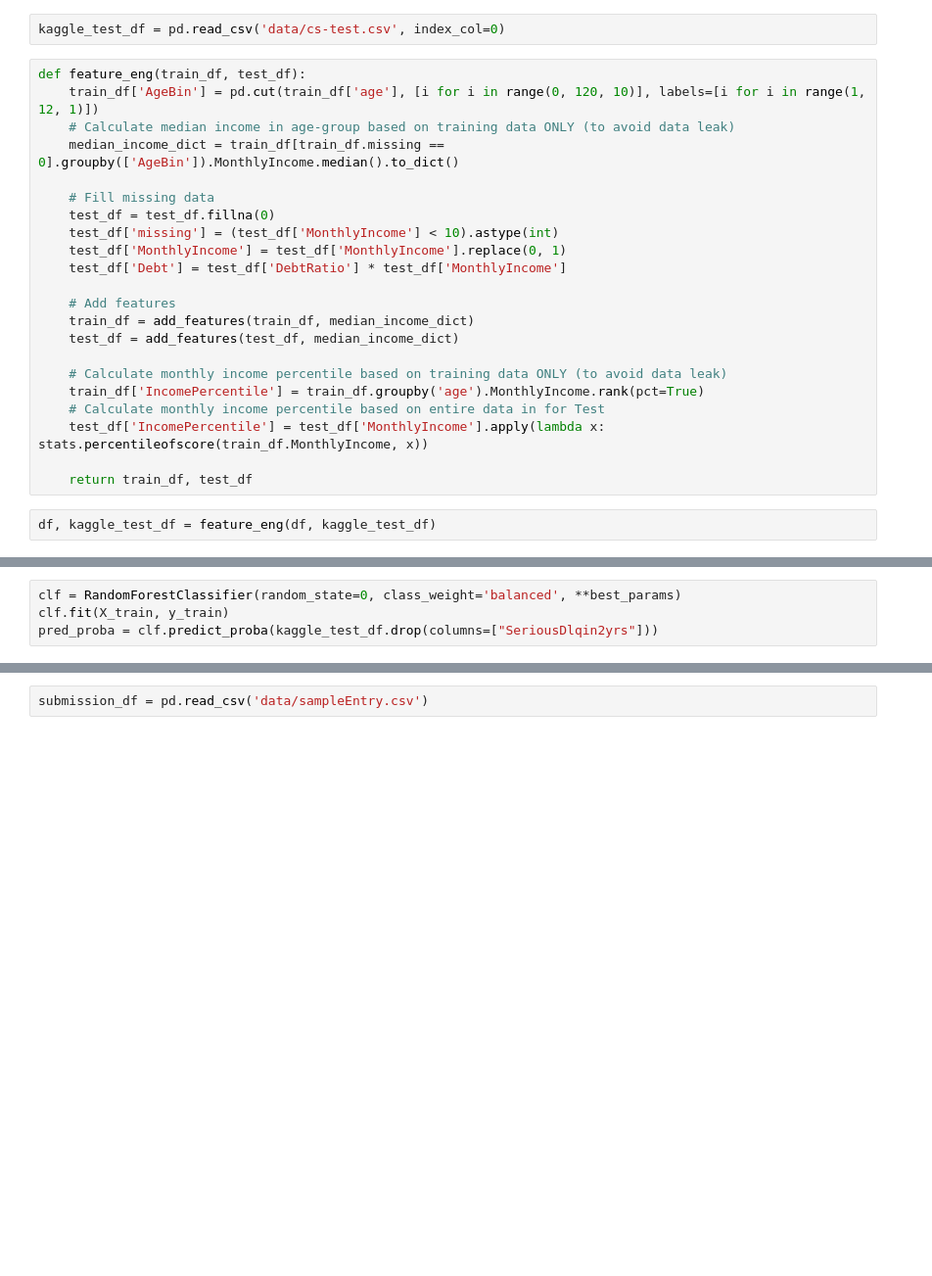
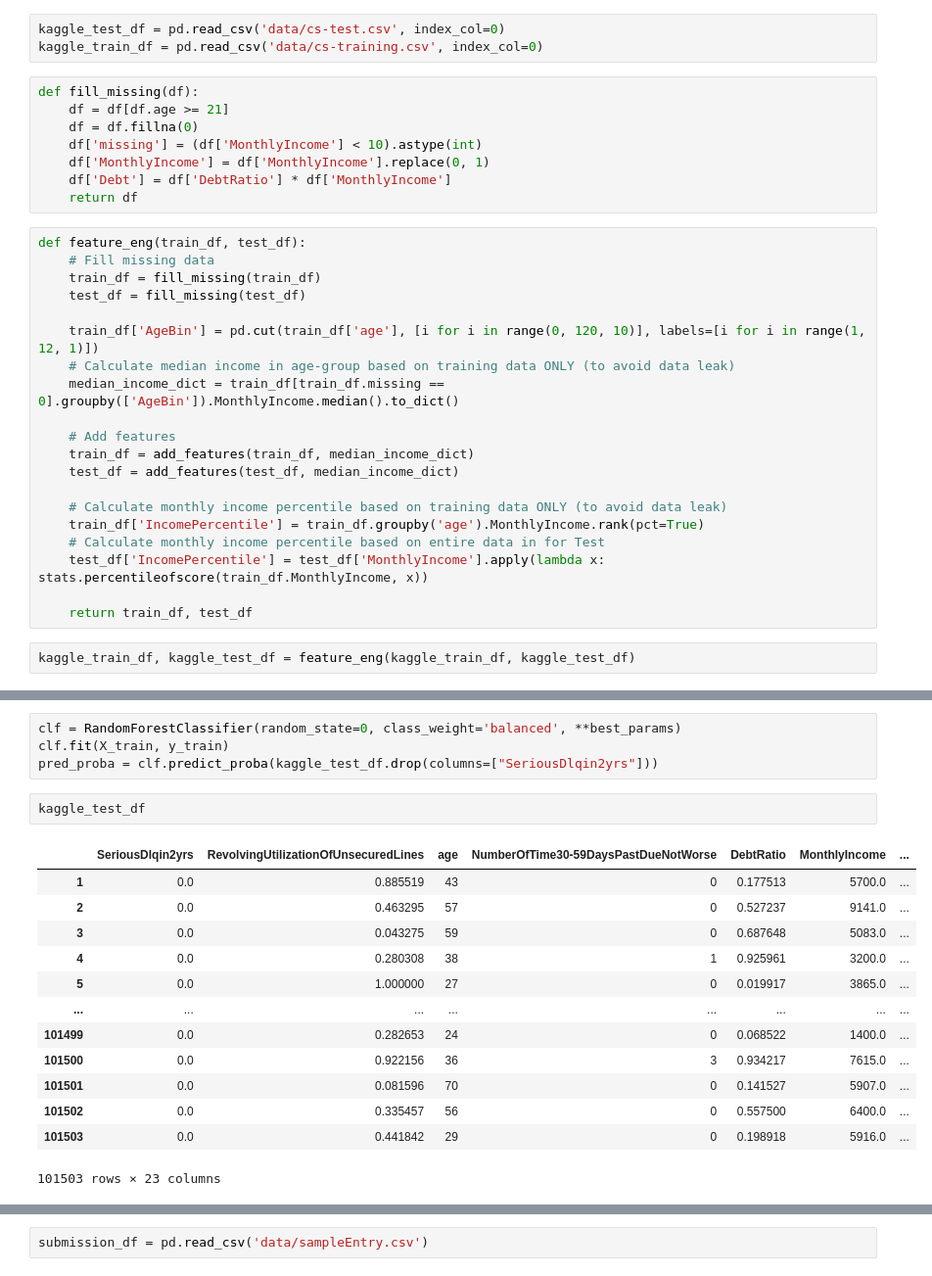
Before and after one commit to wenqinglim/GiveMeSomeCredit, a Jupyter notebook: GiveMeSomeCredit.ipynb, the cells around one changed output, grey strips where cells are left out. Shown at 98% size. Cells and saved outputs as stored; diff of their text form; blank space fills up the shorter version.

```diff
--- a/GiveMeSomeCredit.ipynb
+++ b/GiveMeSomeCredit.ipynb
@@ -638,17 +641,24 @@ Text(0.5, 1.0, 'IncomePercentile VS Absolute Error (Regression)')
 # [10] Predict on Kaggle Test dataset :)
 # %%
 kaggle_test_df = pd.read_csv('data/cs-test.csv', index_col=0)
+kaggle_train_df = pd.read_csv('data/cs-training.csv', index_col=0)
+# %%
+def fill_missing(df):
+    df = df[df.age >= 21]
+    df = df.fillna(0)
+    df['missing'] = (df['MonthlyIncome'] < 10).astype(int)
+    df['MonthlyIncome'] = df['MonthlyIncome'].replace(0, 1)
+    df['Debt'] = df['DebtRatio'] * df['MonthlyIncome']
+    return df
 # %%
 def feature_eng(train_df, test_df):
+    # Fill missing data
+    train_df = fill_missing(train_df)
+    test_df = fill_missing(test_df)
+
     train_df['AgeBin'] = pd.cut(train_df['age'], [i for i in range(0, 120, 10)], labels=[i for i in range(1, 12, 1)])
     # Calculate median income in age-group based on training data ONLY (to avoid data leak)
     median_income_dict = train_df[train_df.missing == 0].groupby(['AgeBin']).MonthlyIncome.median().to_dict()
-
-    # Fill missing data
-    test_df = test_df.fillna(0)
-    test_df['missing'] = (test_df['MonthlyIncome'] < 10).astype(int)
-    test_df['MonthlyIncome'] = test_df['MonthlyIncome'].replace(0, 1)
-    test_df['Debt'] = test_df['DebtRatio'] * test_df['MonthlyIncome']
 
     # Add features
     train_df = add_features(train_df, median_income_dict)
@@ -661,5 +671,5 @@ def feature_eng(train_df, test_df):
 
     return train_df, test_df
 # %%
-df, kaggle_test_df = feature_eng(df, kaggle_test_df)
+kaggle_train_df, kaggle_test_df = feature_eng(kaggle_train_df, kaggle_test_df)
 # %%
@@ -669,6 +679,22 @@ X_train = train_df.drop(columns=["SeriousDlqin2yrs"])
 clf = RandomForestClassifier(random_state=0, class_weight='balanced', **best_params)
 clf.fit(X_train, y_train)
 pred_proba = clf.predict_proba(kaggle_test_df.drop(columns=["SeriousDlqin2yrs"]))
+# %%
+kaggle_test_df
+# %% [output]
+|  | SeriousDlqin2yrs | RevolvingUtilizationOfUnsecuredLines | age | NumberOfTime30-59DaysPastDueNotWorse | DebtRatio | MonthlyIncome | ... |
+| 1 | 0.0 | 0.885519 | 43 | 0 | 0.177513 | 5700.0 | ... |
+| 2 | 0.0 | 0.463295 | 57 | 0 | 0.527237 | 9141.0 | ... |
+| 3 | 0.0 | 0.043275 | 59 | 0 | 0.687648 | 5083.0 | ... |
+| 4 | 0.0 | 0.280308 | 38 | 1 | 0.925961 | 3200.0 | ... |
+| 5 | 0.0 | 1.000000 | 27 | 0 | 0.019917 | 3865.0 | ... |
+| ... | ... | ... | ... | ... | ... | ... | ... |
+| 101499 | 0.0 | 0.282653 | 24 | 0 | 0.068522 | 1400.0 | ... |
+| 101500 | 0.0 | 0.922156 | 36 | 3 | 0.934217 | 7615.0 | ... |
+| 101501 | 0.0 | 0.081596 | 70 | 0 | 0.141527 | 5907.0 | ... |
+| 101502 | 0.0 | 0.335457 | 56 | 0 | 0.557500 | 6400.0 | ... |
+| 101503 | 0.0 | 0.441842 | 29 | 0 | 0.198918 | 5916.0 | ... |
+101503 rows × 23 columns
 # %%
 pd.DataFrame(clf.predict(kaggle_test_df.drop(columns=["SeriousDlqin2yrs"]))).value_counts(normalize=True)
 # %% [output]
```
Also changed, not shown: parts of 15 cells of this notebook, 1 other file.
